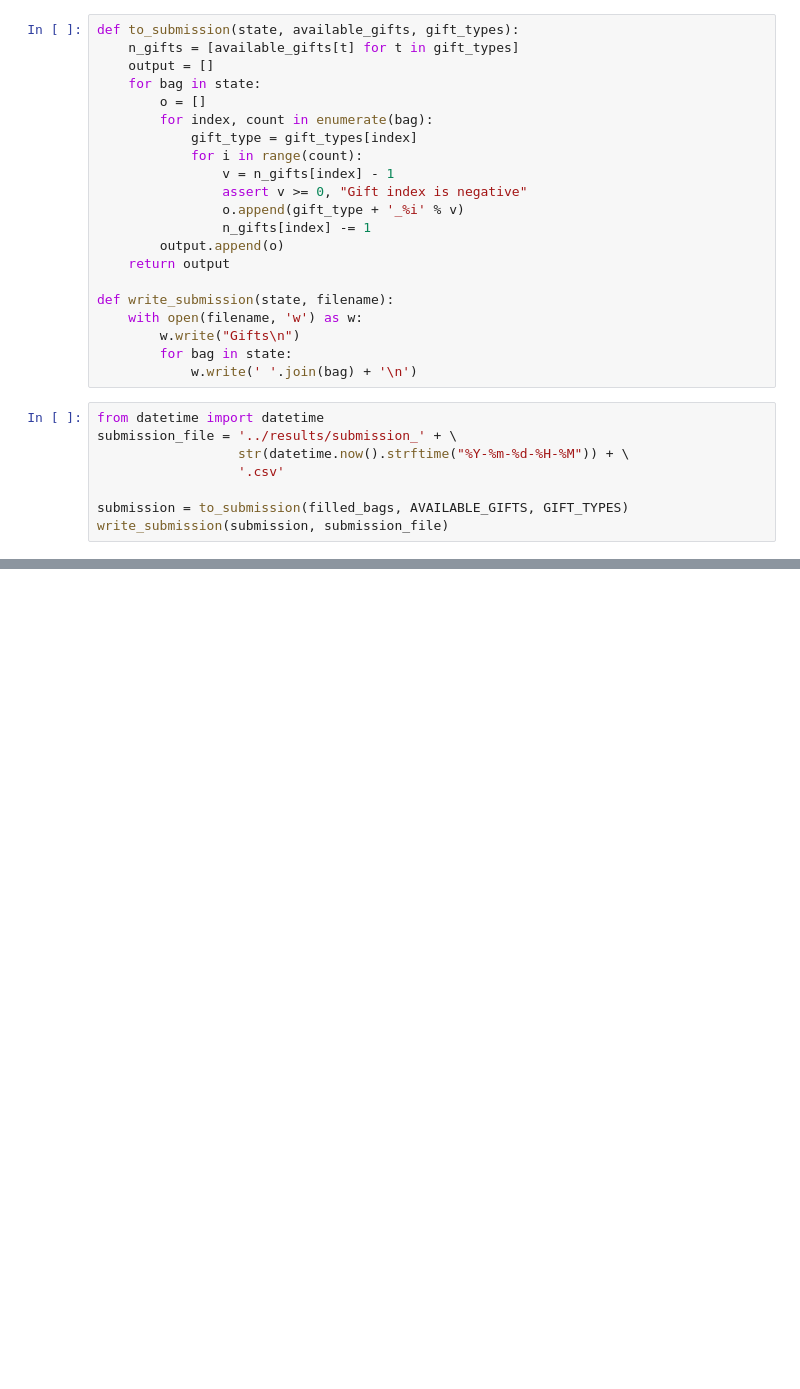
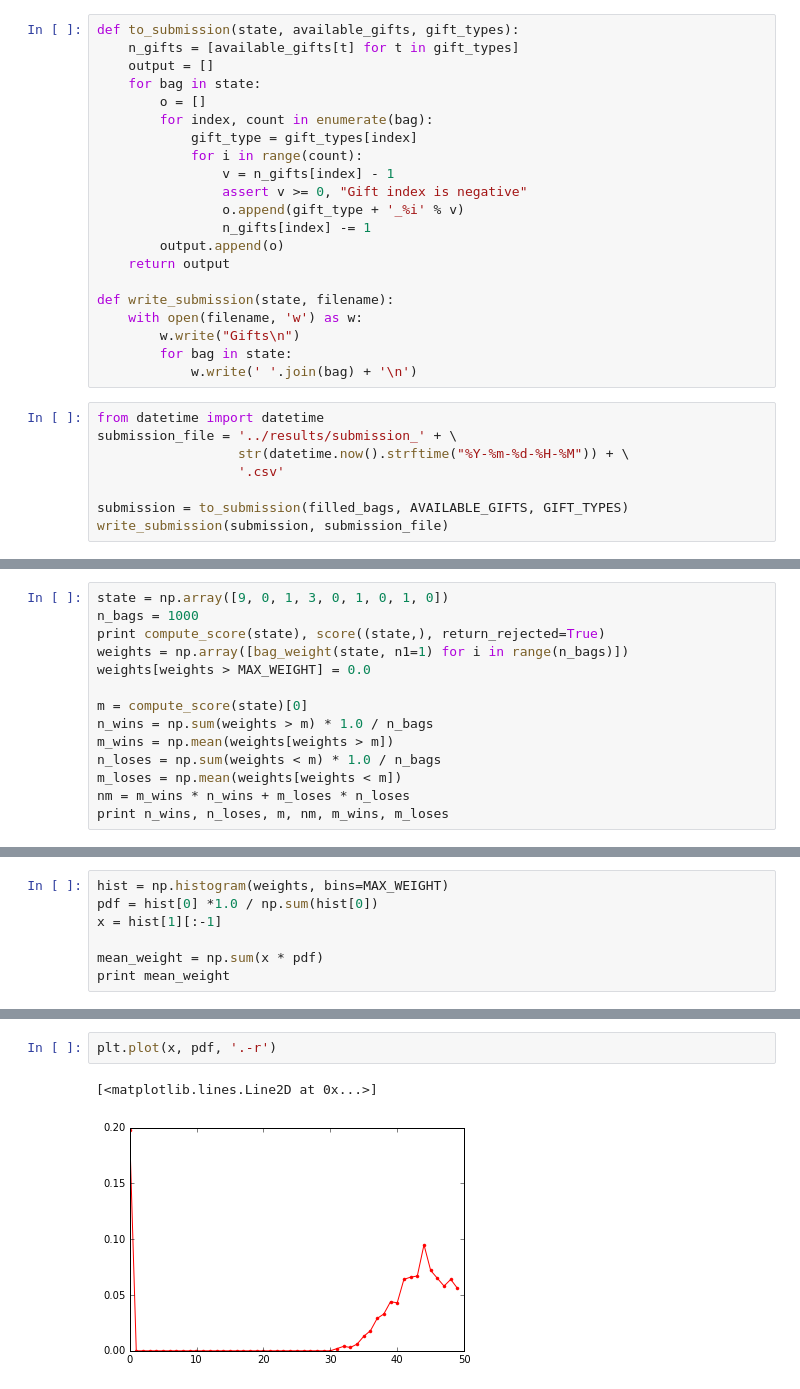
Before and after one commit to vfdev-5/Santas-Uncertain-Bags, a Jupyter notebook: notebooks/stat_analysis_2.ipynb, the cells around one changed output, grey strips where cells are left out. Saved outputs shown, nothing was run; the diff lists cells and outputs as text; blank space fills up the shorter version.

```diff
--- a/notebooks/stat_analysis_2.ipynb
+++ b/notebooks/stat_analysis_2.ipynb
@@ -514,0 +822,14 @@ write_submission(submission, submission_file)
+# %%
+state = np.array([9, 0, 1, 3, 0, 1, 0, 1, 0])
+n_bags = 1000
+print compute_score(state), score((state,), return_rejected=True)
+weights = np.array([bag_weight(state, n1=1) for i in range(n_bags)])
+weights[weights > MAX_WEIGHT] = 0.0
+
+m = compute_score(state)[0]
+n_wins = np.sum(weights > m) * 1.0 / n_bags
+m_wins = np.mean(weights[weights > m])
+n_loses = np.sum(weights < m) * 1.0 / n_bags
+m_loses = np.mean(weights[weights < m])
+nm = m_wins * n_wins + m_loses * n_loses
+print n_wins, n_loses, m, nm, m_wins, m_loses
@@ -514,0 +839,7 @@ write_submission(submission, submission_file)
+# %%
+hist = np.histogram(weights, bins=MAX_WEIGHT)
+pdf = hist[0] *1.0 / np.sum(hist[0])
+x = hist[1][:-1]
+
+mean_weight = np.sum(x * pdf)
+print mean_weight
@@ -514,0 +1032,5 @@ write_submission(submission, submission_file)
+# %%
+plt.plot(x, pdf, '.-r')
+# %% [output]
+[<matplotlib.lines.Line2D at 0x...>]
+[figure, added]
```
Also changed, not shown: parts of 59 cells of this notebook, 4 other files.
